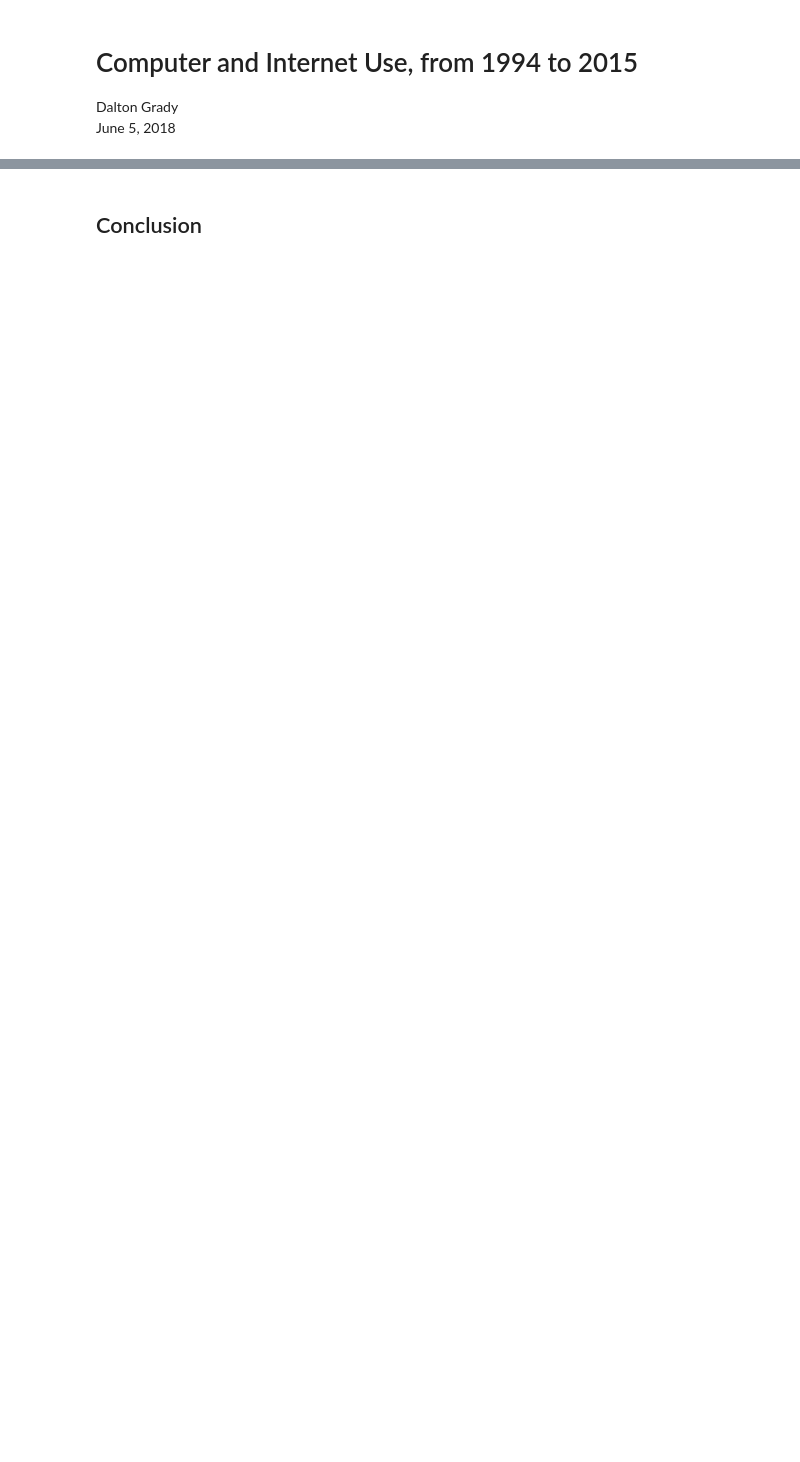
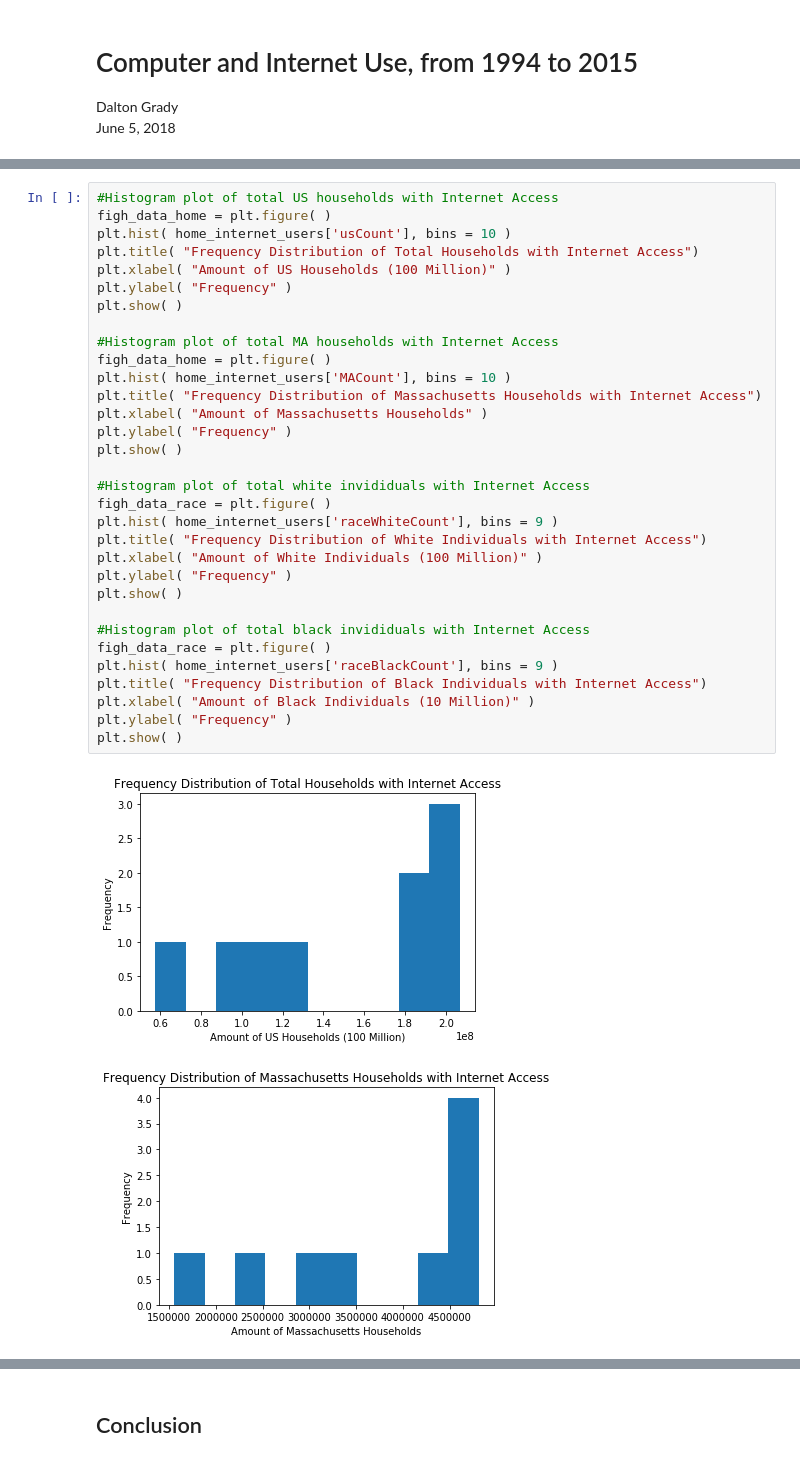
Before and after one commit to degradification/bootcamp, a Jupyter notebook: Project.ipynb, the cells around one changed output, grey strips where cells are left out. Saved outputs shown, nothing was run; the diff lists cells and outputs as text; blank space fills up the shorter version.

Commit message:
Complete graphs, and started analysis

```diff
--- a/Project.ipynb
+++ b/Project.ipynb
@@ -50,0 +60,35 @@ max    2.067639e+08  2.478350e+07  4.809220e+06
+# %%
+#Histogram plot of total US households with Internet Access
+figh_data_home = plt.figure( )
+plt.hist( home_internet_users['usCount'], bins = 10 )
+plt.title( "Frequency Distribution of Total Households with Internet Access")
+plt.xlabel( "Amount of US Households (100 Million)" )
+plt.ylabel( "Frequency" )
+plt.show( )
+
+#Histogram plot of total MA households with Internet Access
+figh_data_home = plt.figure( )
+plt.hist( home_internet_users['MACount'], bins = 10 )
+plt.title( "Frequency Distribution of Massachusetts Households with Internet Access")
+plt.xlabel( "Amount of Massachusetts Households" )
+plt.ylabel( "Frequency" )
+plt.show( )
+
+#Histogram plot of total white invididuals with Internet Access
+figh_data_race = plt.figure( )
+plt.hist( home_internet_users['raceWhiteCount'], bins = 9 )
+plt.title( "Frequency Distribution of White Individuals with Internet Access")
+plt.xlabel( "Amount of White Individuals (100 Million)" )
+plt.ylabel( "Frequency" )
+plt.show( )
+
+#Histogram plot of total black invididuals with Internet Access
+figh_data_race = plt.figure( )
+plt.hist( home_internet_users['raceBlackCount'], bins = 9 )
+plt.title( "Frequency Distribution of Black Individuals with Internet Access")
+plt.xlabel( "Amount of Black Individuals (10 Million)" )
+plt.ylabel( "Frequency" )
+plt.show( )
+# %% [output]
+[figure, added]
+[figure, added]
```
Also changed, not shown: parts of 9 cells of this notebook.
